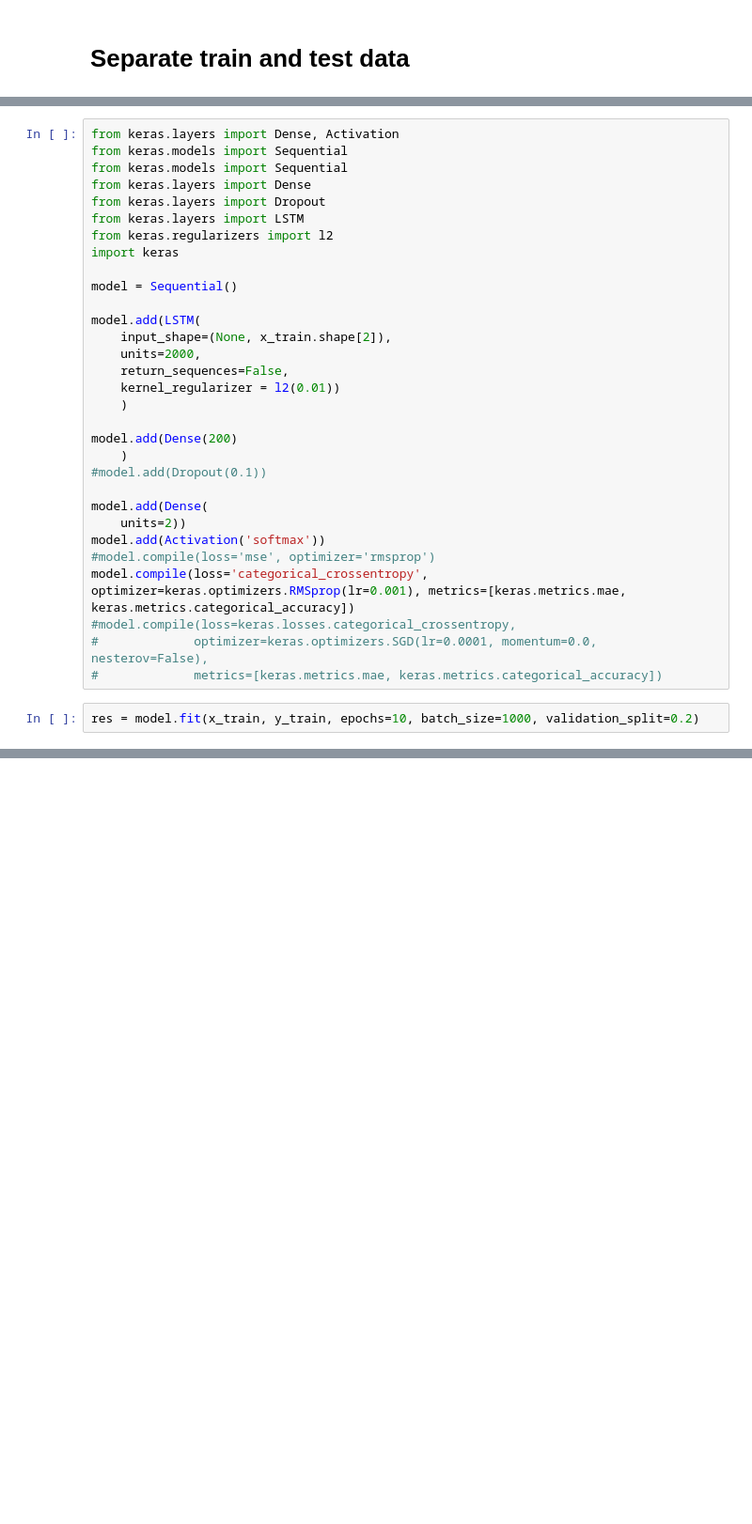
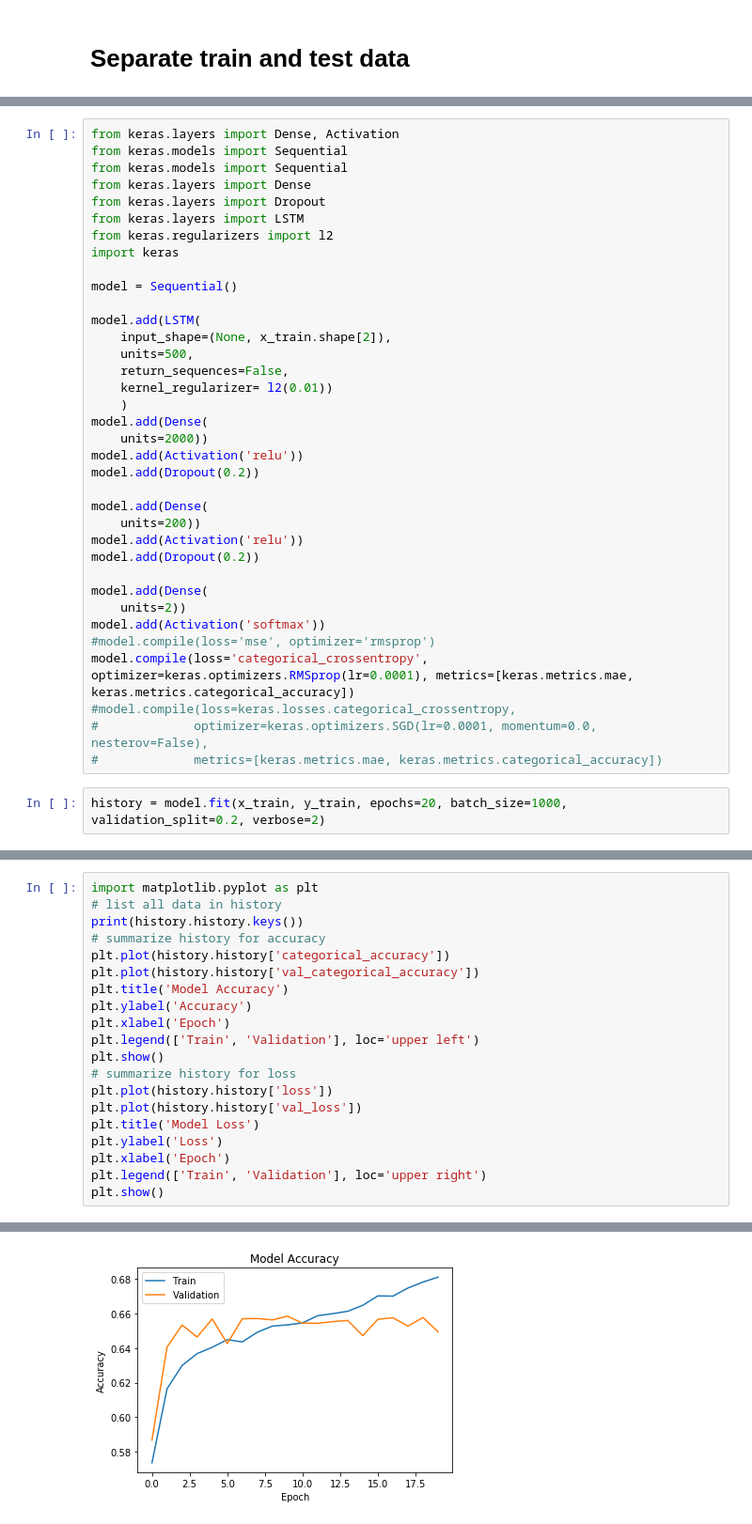
Before and after one commit to Milvan/dota-prediction, a Jupyter notebook: LSTM.ipynb, the cells around one changed output, grey strips where cells are left out. Shown at 94% size. Cells and saved outputs as stored; diff of their text form; blank space fills up the shorter version.

```diff
--- a/LSTM.ipynb
+++ b/LSTM.ipynb
@@ -101,24 +63,29 @@ model = Sequential()
 
 model.add(LSTM(
     input_shape=(None, x_train.shape[2]),
-    units=2000,
+    units=500,
     return_sequences=False,
-    kernel_regularizer = l2(0.01))
+    kernel_regularizer= l2(0.01))
     )
+model.add(Dense(
+    units=2000))
+model.add(Activation('relu'))
+model.add(Dropout(0.2))
 
-model.add(Dense(200)
-    )
-#model.add(Dropout(0.1))
+model.add(Dense(
+    units=200))
+model.add(Activation('relu'))
+model.add(Dropout(0.2))
 
 model.add(Dense(
     units=2))
 model.add(Activation('softmax'))
 #model.compile(loss='mse', optimizer='rmsprop')
-model.compile(loss='categorical_crossentropy', optimizer=keras.optimizers.RMSprop(lr=0.001), metrics=[keras.metrics.mae, keras.metrics.categorical_accuracy])
+model.compile(loss='categorical_crossentropy', optimizer=keras.optimizers.RMSprop(lr=0.0001), metrics=[keras.metrics.mae, keras.metrics.categorical_accuracy])
 #model.compile(loss=keras.losses.categorical_crossentropy,
 #             optimizer=keras.optimizers.SGD(lr=0.0001, momentum=0.0, nesterov=False),
 #             metrics=[keras.metrics.mae, keras.metrics.categorical_accuracy])
 # %%
-res = model.fit(x_train, y_train, epochs=10, batch_size=1000, validation_split=0.2)
+history = model.fit(x_train, y_train, epochs=20, batch_size=1000, validation_split=0.2, verbose=2)
 # %% [output]
 Train on 35996 samples, validate on 9000 samples
@@ -144,0 +114,21 @@ print(loss_and_metrics)
+# %%
+import matplotlib.pyplot as plt
+# list all data in history
+print(history.history.keys())
+# summarize history for accuracy
+plt.plot(history.history['categorical_accuracy'])
+plt.plot(history.history['val_categorical_accuracy'])
+plt.title('Model Accuracy')
+plt.ylabel('Accuracy')
+plt.xlabel('Epoch')
+plt.legend(['Train', 'Validation'], loc='upper left')
+plt.show()
+# summarize history for loss
+plt.plot(history.history['loss'])
+plt.plot(history.history['val_loss'])
+plt.title('Model Loss')
+plt.ylabel('Loss')
+plt.xlabel('Epoch')
+plt.legend(['Train', 'Validation'], loc='upper right')
+plt.show()
+# %% [output]
@@ -144,0 +136 @@ print(loss_and_metrics)
+[figure, added]
```
Also changed, not shown: parts of 11 cells of this notebook, 2 other files.
